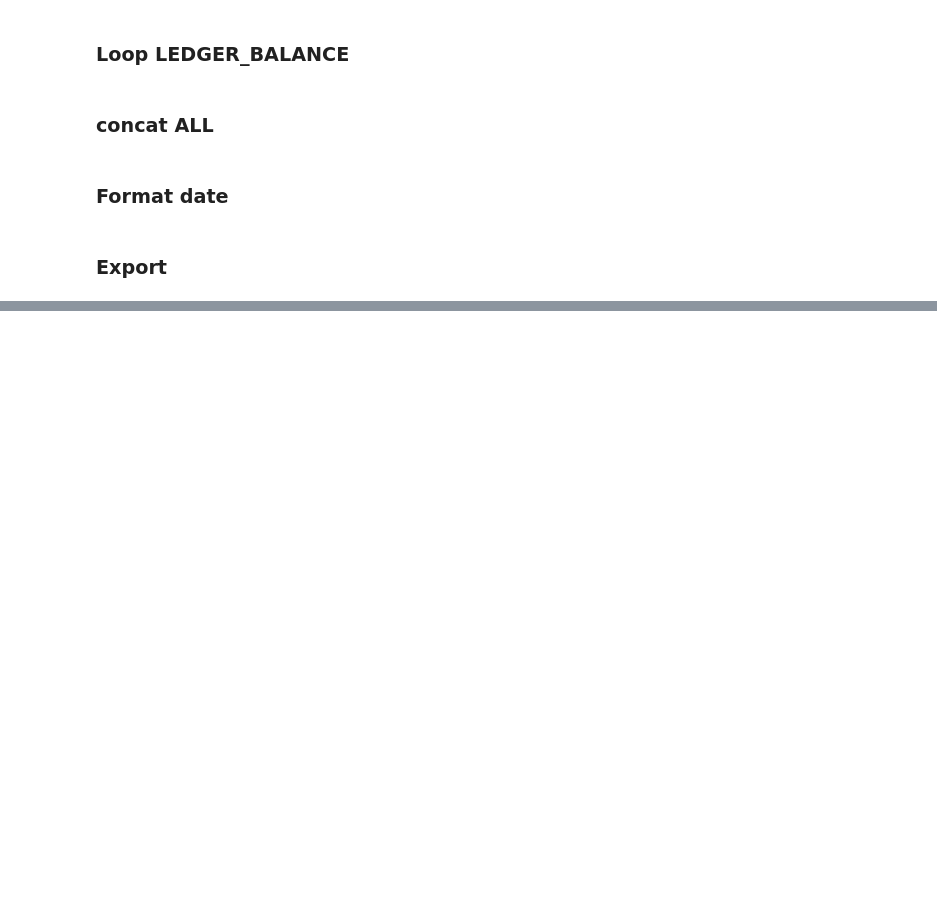
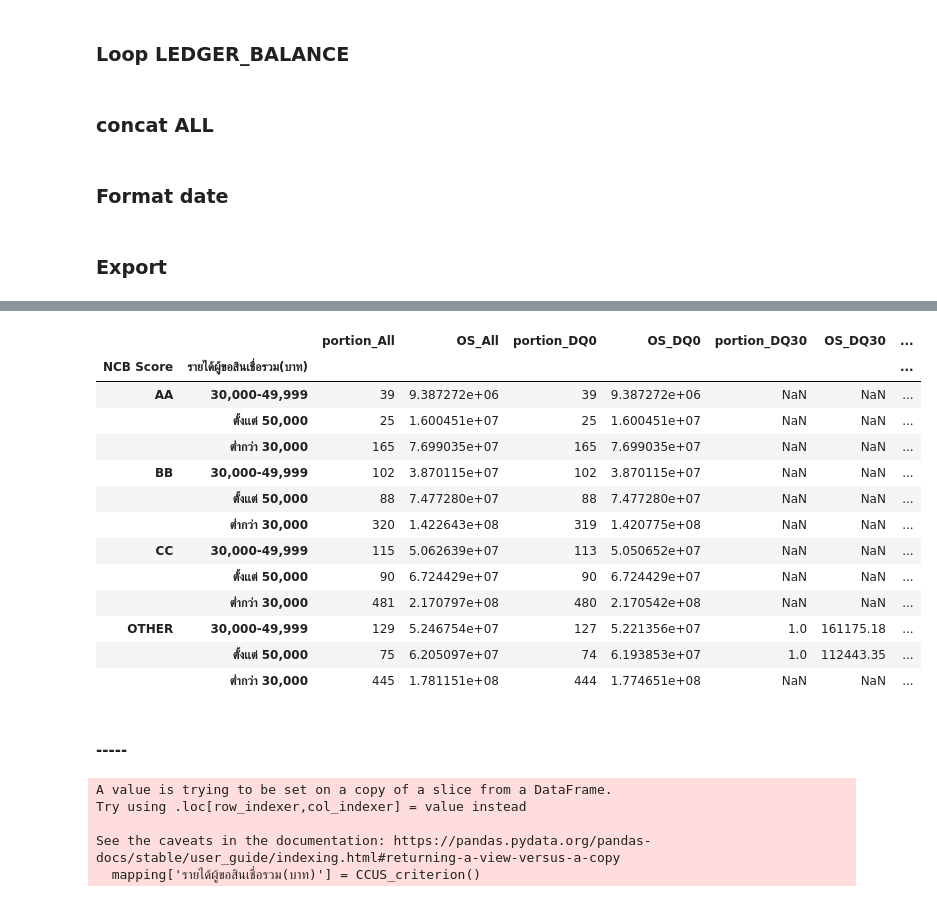
Before and after one commit to Taecpy/CAP_CBS_Performace, a Jupyter notebook: CAP_CBS_Performace.ipynb, the cells around one changed output, grey strips where cells are left out. Cells and saved outputs as stored; diff of their text form; code cells hidden in the pictures; blank space fills up the shorter version.

```diff
--- a/CAP_CBS_Performace.ipynb
+++ b/CAP_CBS_Performace.ipynb
@@ -188,0 +253,17 @@ DQ_all.to_csv('DQ_performance.csv')
+# %%
+df_secured
+# %% [output]
+|  |  | portion_All | OS_All | portion_DQ0 | OS_DQ0 | portion_DQ30 | OS_DQ30 | ... |
+| NCB Score | รายได้ผู้ขอสินเชื่อรวม(บาท) |  |  |  |  |  |  | ... |
+| AA | 30,000-49,999 | 39 | 9.387272e+06 | 39 | 9.387272e+06 | NaN | NaN | ... |
+|  | ตั้งเเต่ 50,000 | 25 | 1.600451e+07 | 25 | 1.600451e+07 | NaN | NaN | ... |
+|  | ต่ำกว่า 30,000 | 165 | 7.699035e+07 | 165 | 7.699035e+07 | NaN | NaN | ... |
+| BB | 30,000-49,999 | 102 | 3.870115e+07 | 102 | 3.870115e+07 | NaN | NaN | ... |
+|  | ตั้งเเต่ 50,000 | 88 | 7.477280e+07 | 88 | 7.477280e+07 | NaN | NaN | ... |
+|  | ต่ำกว่า 30,000 | 320 | 1.422643e+08 | 319 | 1.420775e+08 | NaN | NaN | ... |
+| CC | 30,000-49,999 | 115 | 5.062639e+07 | 113 | 5.050652e+07 | NaN | NaN | ... |
+|  | ตั้งเเต่ 50,000 | 90 | 6.724429e+07 | 90 | 6.724429e+07 | NaN | NaN | ... |
+|  | ต่ำกว่า 30,000 | 481 | 2.170797e+08 | 480 | 2.170542e+08 | NaN | NaN | ... |
+| OTHER | 30,000-49,999 | 129 | 5.246754e+07 | 127 | 5.221356e+07 | 1.0 | 161175.18 | ... |
+|  | ตั้งเเต่ 50,000 | 75 | 6.205097e+07 | 74 | 6.193853e+07 | 1.0 | 112443.35 | ... |
+|  | ต่ำกว่า 30,000 | 445 | 1.781151e+08 | 444 | 1.774651e+08 | NaN | NaN | ... |
@@ -188,0 +274,2 @@ DQ_all.to_csv('DQ_performance.csv')
+# %% [markdown]
+#### -----
@@ -188,0 +284,8 @@ DQ_all.to_csv('DQ_performance.csv')
+# %%
+mapping['รายได้ผู้ขอสินเชื่อรวม(บาท)'] = CCUS_criterion()
+# %% [output]
+A value is trying to be set on a copy of a slice from a DataFrame.
+Try using .loc[row_indexer,col_indexer] = value instead
+
+See the caveats in the documentation: https://pandas.pydata.org/pandas-docs/stable/user_guide/indexing.html#returning-a-view-versus-a-copy
+  mapping['รายได้ผู้ขอสินเชื่อรวม(บาท)'] = CCUS_criterion()
```
Also changed, not shown: parts of 14 cells of this notebook.
